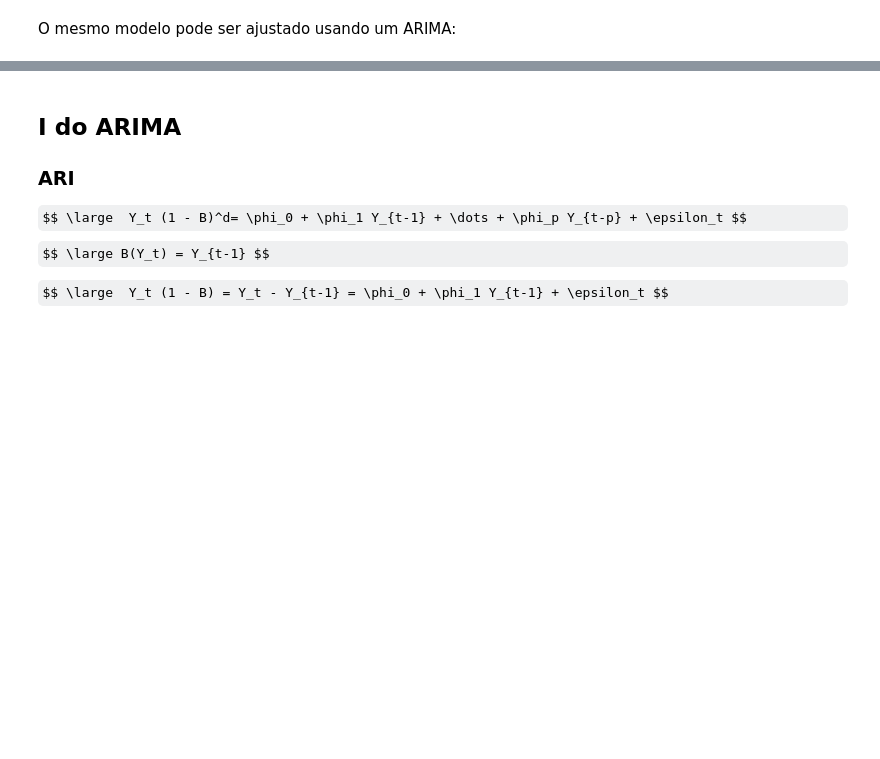
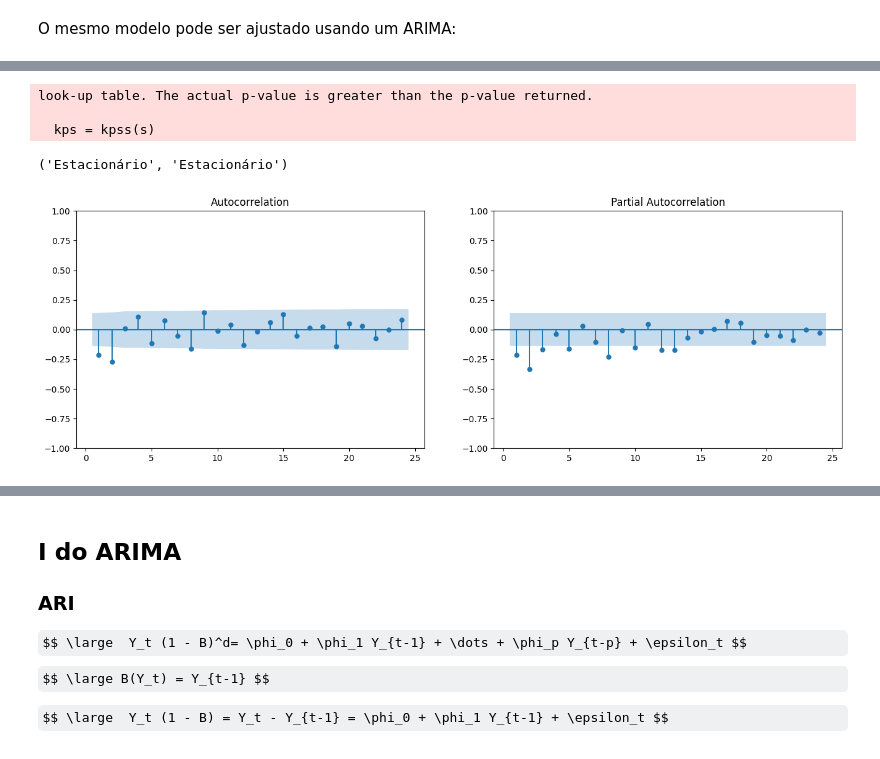
Before and after one commit to danielrferreira/classes, a Jupyter notebook: ASN/Séries Temporais/preparacao/Aula 5.ipynb, the cells around one changed output, grey strips where cells are left out. Saved outputs shown, nothing was run; the diff lists cells and outputs as text; code cells hidden in the pictures; some formulas as TeX source; blank space fills up the shorter version.

```diff
--- a/ASN/Séries Temporais/preparacao/Aula 5.ipynb
+++ b/ASN/Séries Temporais/preparacao/Aula 5.ipynb
@@ -39,6 +40,37 @@ lancamentos = netf.resample('MS').size()
 netflix = pd.Series(lancamentos[lancamentos.index.year>2015],name='Lançamentos Netflix desde 2016')
 # Lista com todas as séries
 todas_series = [co2_s,airp_s,apple,microsoft,ibm, netflix]
+# %%
+from statsmodels.tsa.stattools import adfuller, kpss
+def all_ac(Y):
+    Y.index = pd.date_range(start='2024-01-01', periods=200)
+    fig, ax = plt.subplots(1, 2, figsize=(16,5))
+    plot_acf(Y, zero=False, ax=ax[0])
+    plot_pacf(Y, zero=False, ax=ax[1])
+    plt.show()
+
+def plot_forecast(serie_original, previsao):
+    plt.rcParams["figure.figsize"] = [12, 5]
+    plt.plot(serie_original, label='Serie Histórica', linestyle='-')
+    plt.plot(previsao, label='Previsão', linestyle='--')
+    plt.xlabel('Data')
+    plt.ylabel('Valores')
+    plt.title('Serie histórica com previsão')
+    plt.legend()
+    plt.show()
+
+def teste_estacionariedade(s):
+    kps = kpss(s)
+    adf = adfuller(s)
+
+    kpss_pv, adf_pv = kps[1], adf[1]
+    kpssh, adfh = 'Estacionário', 'Não Estacionário'
+
+    if adf_pv < 0.05:
+        adfh = 'Estacionário'
+    if kpss_pv < 0.05:
+        kpssh = 'Não Estacionário'
+    return (kpssh, adfh)
 # %% [markdown]
 ### Tabela para o primeiro exemplo
 # %%
@@ -181,0 +219,11 @@ Warnings:
+# %%
+teste_estacionariedade(Y)
+# %% [output]
+look-up table. The actual p-value is greater than the p-value returned.
+
+  kps = kpss(s)
+('Estacionário', 'Estacionário')
+# %%
+all_ac(Y)
+# %% [output]
+[figure, added]
```
Also changed, not shown: parts of 14 cells of this notebook, 3 other files.
